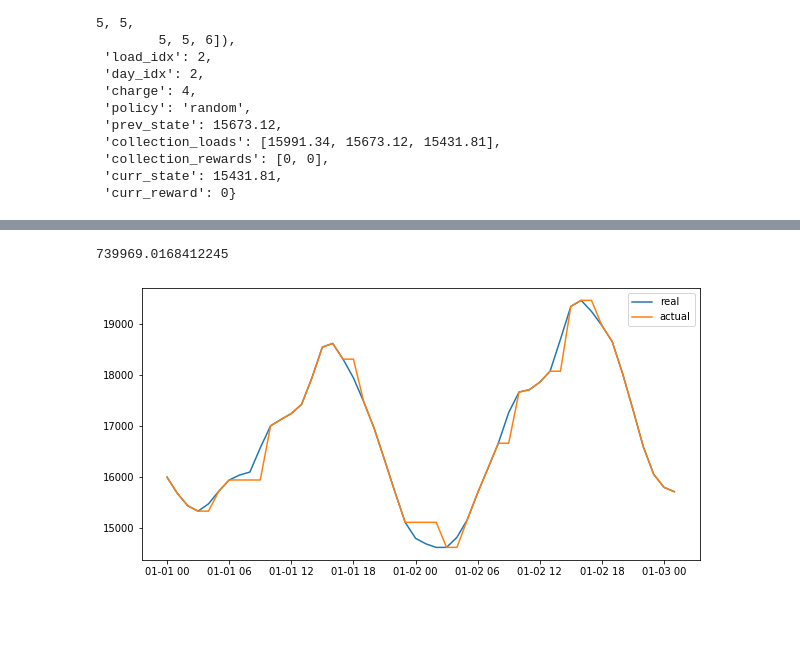
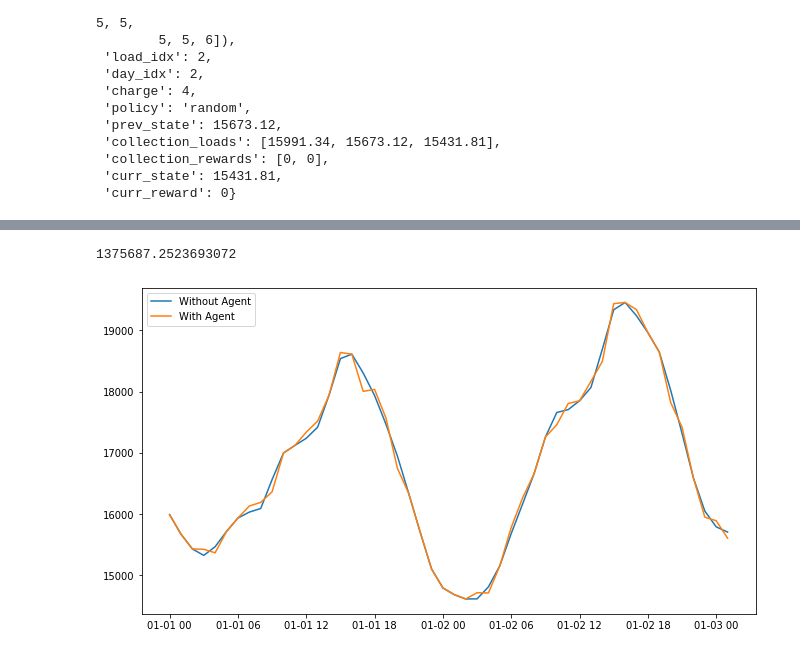
Before and after one commit to Carterbouley/Batteries-RL-optimization, a Jupyter notebook: test.ipynb, the cells around one changed output, grey strips where cells are left out. Drawn from its saved outputs; the diff is of its cells as text; code cells hidden in the pictures; blank space fills up the shorter version.

Commit message:
Add rule-based policy. Introduce slightly modified agent

```diff
--- a/test.ipynb
+++ b/test.ipynb
@@ -218,17 +243,18 @@ print(np.mean(agent3.collection_rewards))
 # %%
-agent4 = Agent(test.load.values,test.weekday.values)
+agent4 = Agent(df.load.values,df.weekday.values)
 agent4.generate_curr_state()
-for i in range(len(test)-1):
+for i in range(len(df)-1):
     agent4.take_action()
 print(np.mean(agent4.collection_rewards))
 # %% [output]
-739969.0168412245
+1375687.2523693072
 # %%
-plt.figure(figsize=(10,5))
+plt.figure(figsize=(11,6))
 plt.plot(test.time.values,test.load.values)
-plt.plot(test.time.values,agent4.collection_loads)
-plt.legend(['real','actual'])
+# plt.plot(test.time.values,agent4.collection_loads)
+plt.plot(test.time.values, actual_history.load)
+plt.legend(['Without Agent','With Agent'])
 plt.show()
 #agent4.collection_loads
 # %% [output]
-[figure, old version]
+[figure, new version]
```
Also changed, not shown: parts of 13 cells of this notebook.
